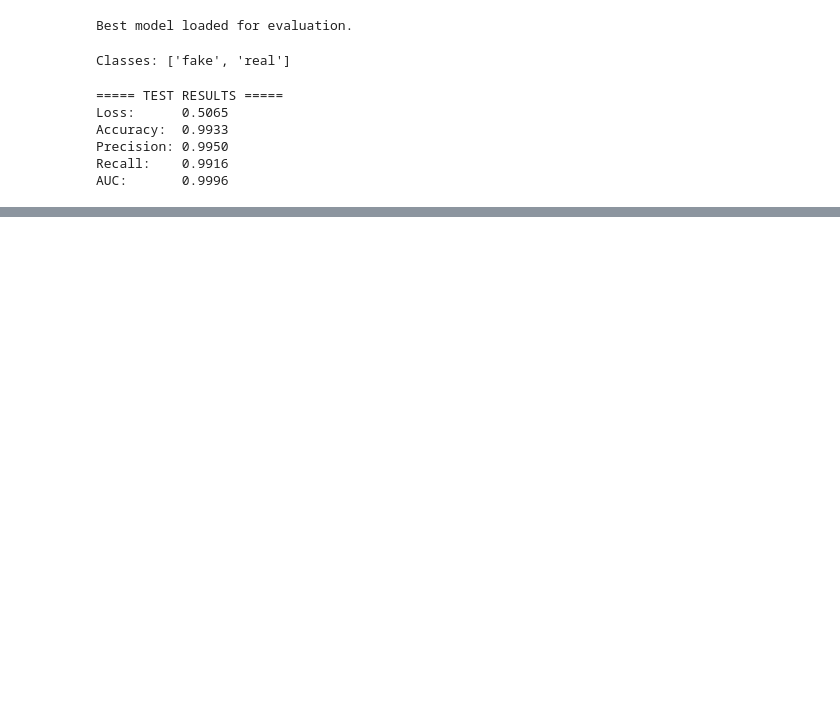
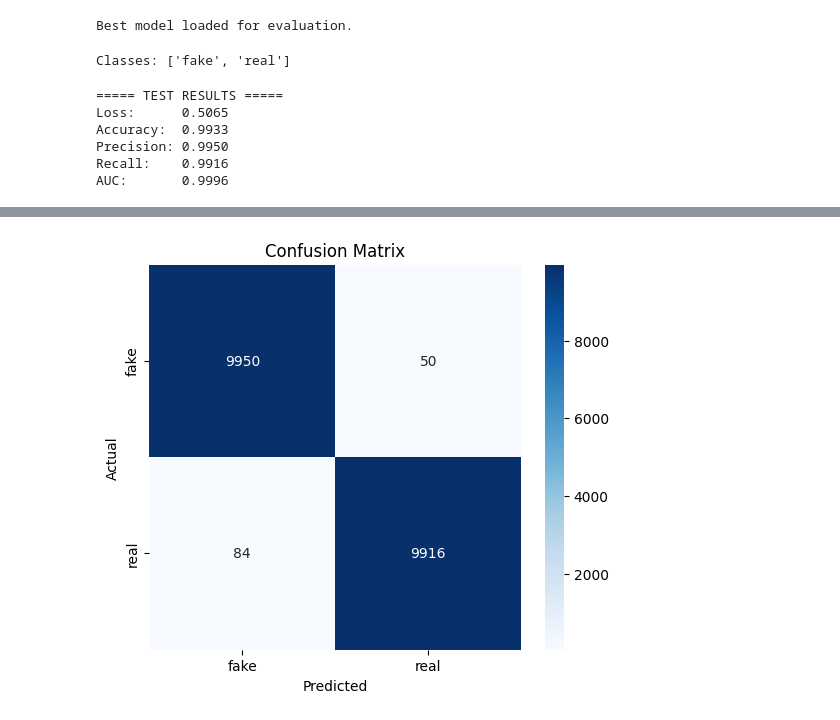
Before and after one commit to d0mi04/face-recognition-xai, a Jupyter notebook: binary_clasificator.ipynb, the cells around one changed output, grey strips where cells are left out. Drawn from its saved outputs; the diff is of its cells as text; code cells hidden in the pictures; blank space fills up the shorter version.

```diff
--- a/binary_clasificator.ipynb
+++ b/binary_clasificator.ipynb
@@ -892,0 +584,40 @@ for path in image_paths:
+# %%
+import torch
+from sklearn.metrics import confusion_matrix
+import seaborn as sns
+import matplotlib.pyplot as plt
+import numpy as np
+
+model.eval()
+
+all_labels = []
+all_preds = []
+
+with torch.no_grad():
+    for x, y in test_loader:
+        x = x.to(device)
+        y = y.to(device).unsqueeze(1)
+
+        outputs = model(x)  # outputs już po Sigmoid
+        preds = (outputs > 0.5).float()
+
+        all_labels.append(y.cpu())
+        all_preds.append(preds.cpu())
+
+# Połącz wszystko w jedną tablicę
+all_labels = torch.cat(all_labels, dim=0).numpy()
+all_preds = torch.cat(all_preds, dim=0).numpy()
+
+# confusion matrix
+cm = confusion_matrix(all_labels, all_preds)
+
+# Wyświetlenie ładnej mapy cieplnej
+labels_text = ["fake", "real"]
+plt.figure(figsize=(6,5))
+sns.heatmap(cm, annot=True, fmt='d', cmap="Blues", xticklabels=labels_text, yticklabels=labels_text)
+plt.xlabel("Predicted")
+plt.ylabel("Actual")
+plt.title("Confusion Matrix")
+plt.show()
+# %% [output]
+[figure, added]
```
Also changed, not shown: parts of 75 cells of this notebook, 4 other files.
